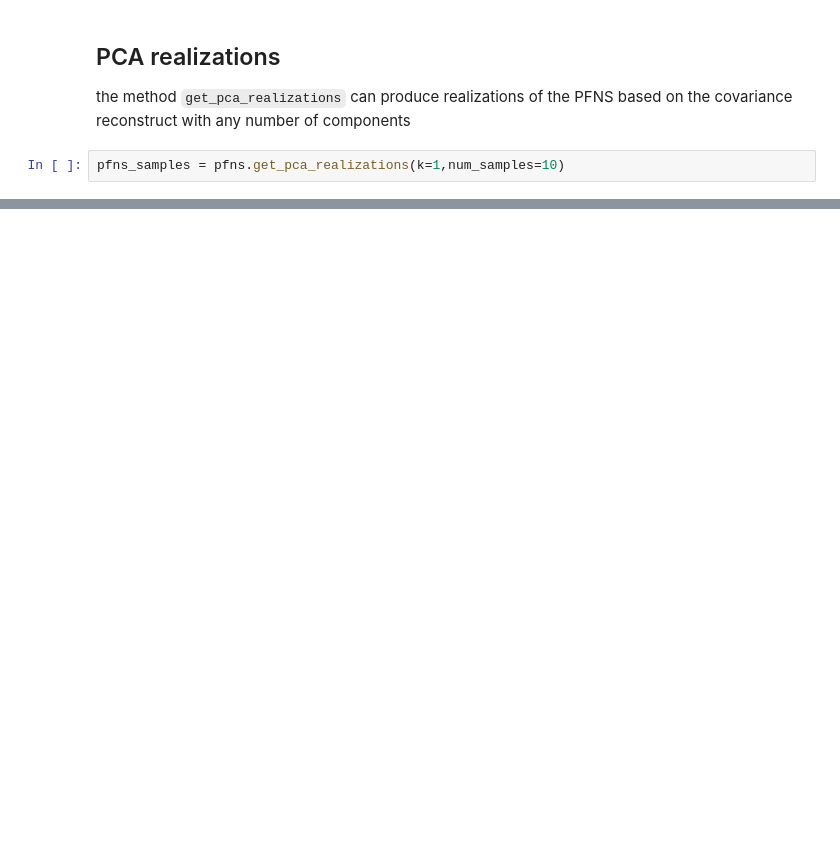
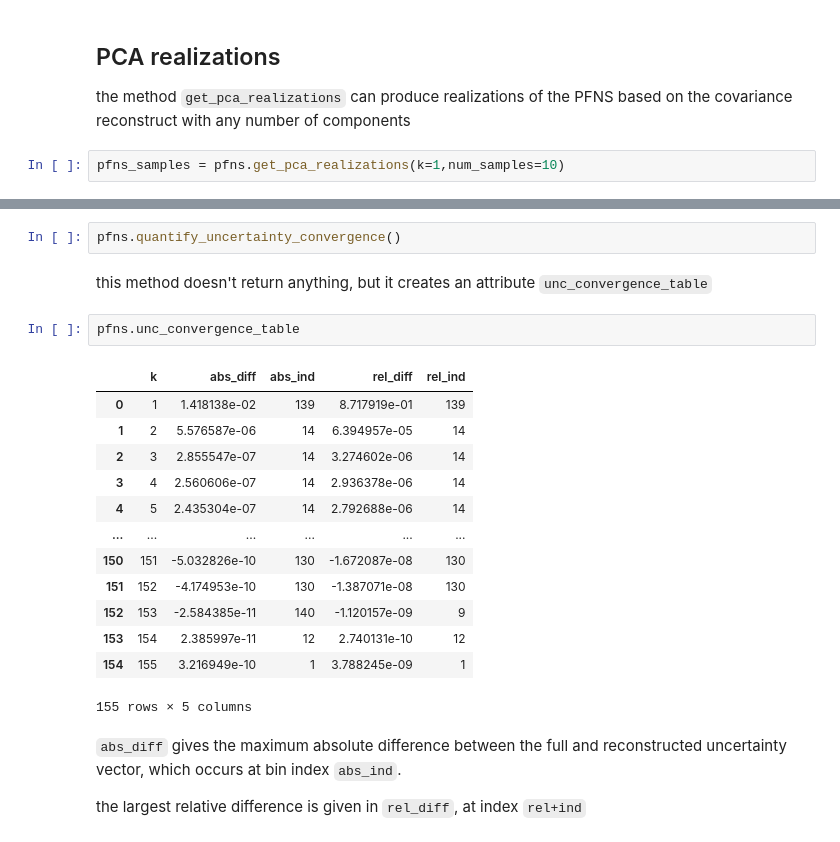
Before and after one commit to amlewis1578/pyerr, a Jupyter notebook: docs/examples/pca/pca_example.ipynb, the cells around one changed output, grey strips where cells are left out. Drawn from its saved outputs; the diff is of its cells as text; blank space fills up the shorter version.

Commit message:
add to pca example notebook and fix method description in readme

```diff
--- a/docs/examples/pca/pca_example.ipynb
+++ b/docs/examples/pca/pca_example.ipynb
@@ -161,0 +196,24 @@ Text(0.5, 1.0, 'ENDF7.1 Samples with k=1 components')
+# %%
+pfns.quantify_uncertainty_convergence()
+# %% [markdown]
+this method doesn't return anything, but it creates an attribute `unc_convergence_table`
+# %%
+pfns.unc_convergence_table
+# %% [output]
+|  | k | abs_diff | abs_ind | rel_diff | rel_ind |
+| 0 | 1 | 1.418138e-02 | 139 | 8.717919e-01 | 139 |
+| 1 | 2 | 5.576587e-06 | 14 | 6.394957e-05 | 14 |
+| 2 | 3 | 2.855547e-07 | 14 | 3.274602e-06 | 14 |
+| 3 | 4 | 2.560606e-07 | 14 | 2.936378e-06 | 14 |
+| 4 | 5 | 2.435304e-07 | 14 | 2.792688e-06 | 14 |
+| ... | ... | ... | ... | ... | ... |
+| 150 | 151 | -5.032826e-10 | 130 | -1.672087e-08 | 130 |
+| 151 | 152 | -4.174953e-10 | 130 | -1.387071e-08 | 130 |
+| 152 | 153 | -2.584385e-11 | 140 | -1.120157e-09 | 9 |
+| 153 | 154 | 2.385997e-11 | 12 | 2.740131e-10 | 12 |
+| 154 | 155 | 3.216949e-10 | 1 | 3.788245e-09 | 1 |
+155 rows × 5 columns
+# %% [markdown]
+`abs_diff` gives the maximum absolute difference between the full and reconstructed uncertainty vector, which occurs at bin index `abs_ind`.
+
+the largest relative difference is given in `rel_diff`, at index `rel+ind`
```
Also changed, not shown: parts of 10 cells of this notebook, 1 other file.
